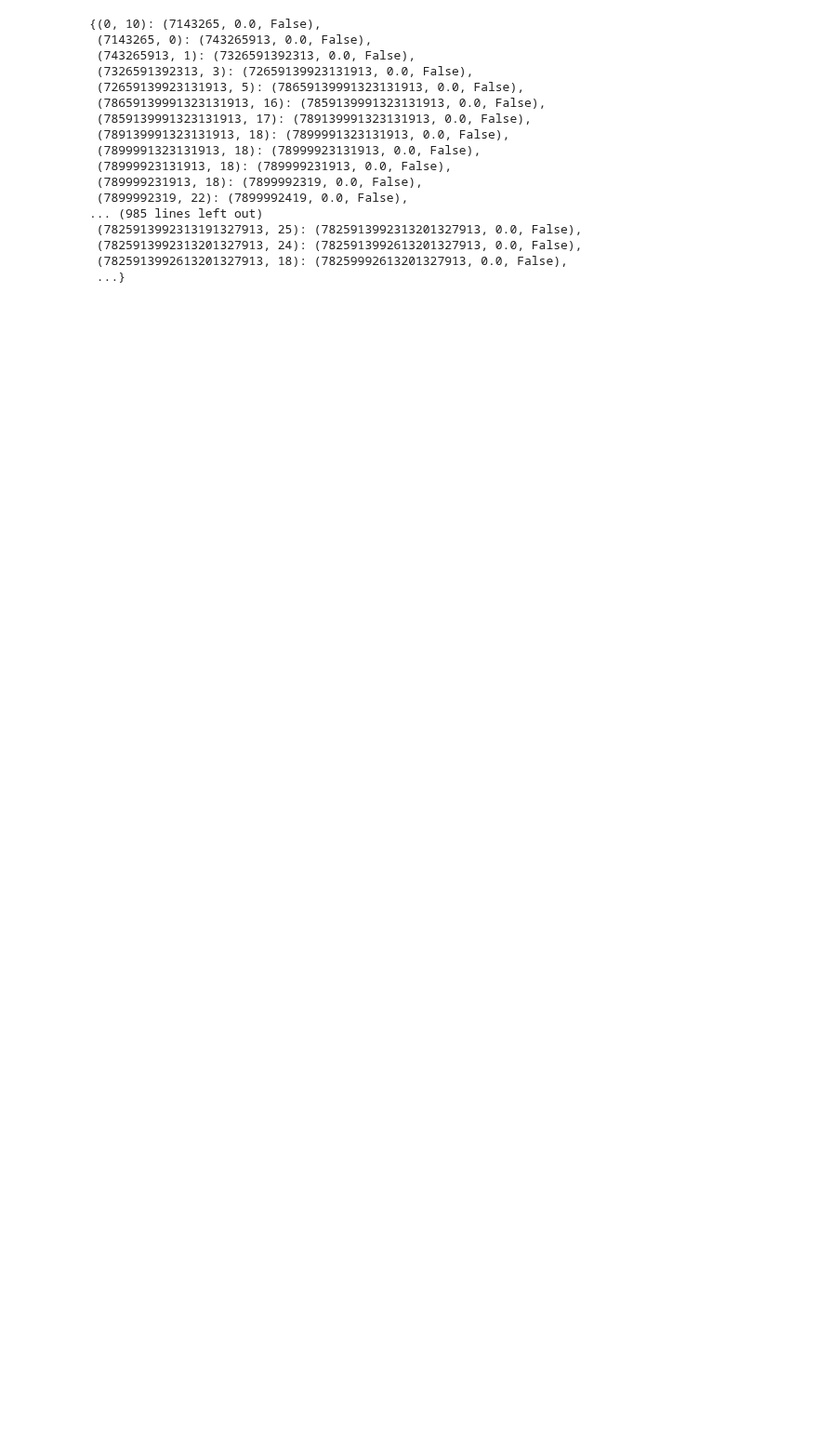
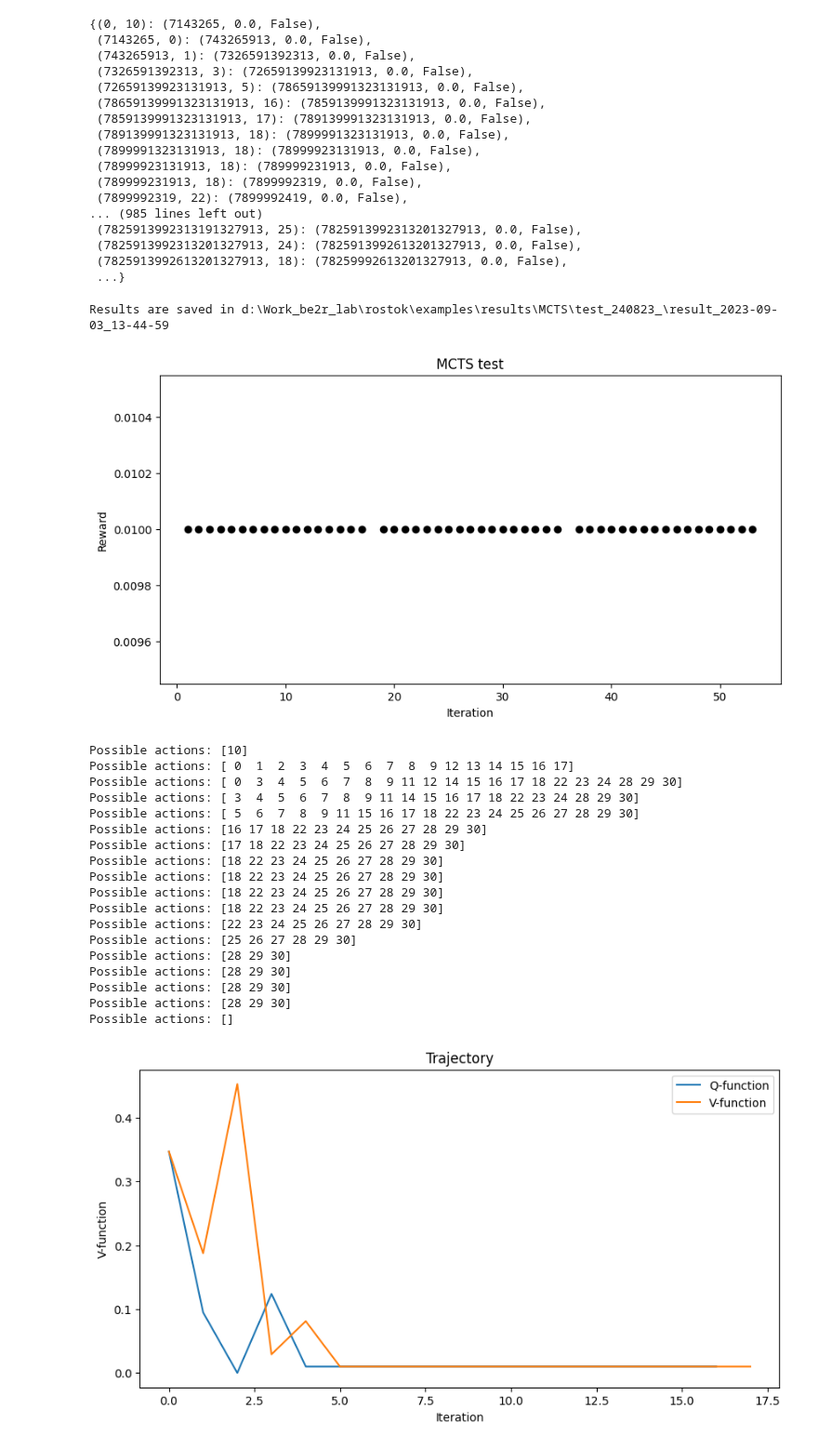
Before and after one commit to aimclub/rostok, a Jupyter notebook: examples/example_new_mcts.ipynb, the cells around one changed output. Shown at 93% size. Saved outputs shown, nothing was run; the diff lists cells and outputs as text; code cells hidden in the pictures; blank space fills up the shorter version.

Commit message:
fix save_results

```diff
--- a/examples/example_new_mcts.ipynb
+++ b/examples/example_new_mcts.ipynb
@@ -323,0 +324,27 @@ mcts.load("D:\\lab_BE2R\\rostok_09_01_2023\\rostok\\examples\\results\\MCTS\\tes
+# %%
+from rostok.graph_generators.environments.design_environment import DesignEnvironment, SubDesignEnvironment
+from rostok.graph_generators.search_algorithms.mcts import MCTS
+from rostok.graph_generators.search_algorithms.random_search import RandomSearch
+
+from rostok.library.rule_sets.ruleset_old_style import create_rules
+from rostok.graph_grammar.node import GraphGrammar
+from rostok.library.obj_grasp.objects import get_object_parametrized_sphere
+from rostok.graph_generators.mcts_manager import MCTSManager
+import sys
+sys.path.append('../app')
+from mcts_run_setup import config_with_standard, config_cable
+
+rule_vocabulary = create_rules()
+grasp_object_blueprint = get_object_parametrized_sphere(0.5)
+# create reward counter using run setup function
+ctrl_optimizer = config_cable(grasp_object_blueprint)
+
+init_graph = GraphGrammar()
+env = SubDesignEnvironment(rule_vocabulary, ctrl_optimizer, 5, init_graph, 3)
+
+mcts = MCTS(env)
+
+
+mcts_manager = MCTSManager(mcts, "test_240823", verbosity=3, use_date=False)
+
+mcts.load("D:\\Work_be2r_lab\\rostok\\examples\\results\\MCTS\\test_240823_\\checkpoint")
@@ -436,3 +487,27 @@ env.transition_function
  (7825913992313201327913, 24): (7825913992613201327913, 0.0, False),
  (7825913992613201327913, 18): (78259992613201327913, 0.0, False),
  ...}
+# %%
+mcts_manager.save_results()
+# %% [output]
+Results are saved in d:\Work_be2r_lab\rostok\examples\results\MCTS\test_240823_\result_2023-09-03_13-44-59
+[figure, added]
+Possible actions: [10]
+Possible actions: [ 0  1  2  3  4  5  6  7  8  9 12 13 14 15 16 17]
+Possible actions: [ 0  3  4  5  6  7  8  9 11 12 14 15 16 17 18 22 23 24 28 29 30]
+Possible actions: [ 3  4  5  6  7  8  9 11 14 15 16 17 18 22 23 24 28 29 30]
+Possible actions: [ 5  6  7  8  9 11 15 16 17 18 22 23 24 25 26 27 28 29 30]
+Possible actions: [16 17 18 22 23 24 25 26 27 28 29 30]
+Possible actions: [17 18 22 23 24 25 26 27 28 29 30]
+Possible actions: [18 22 23 24 25 26 27 28 29 30]
+Possible actions: [18 22 23 24 25 26 27 28 29 30]
+Possible actions: [18 22 23 24 25 26 27 28 29 30]
+Possible actions: [18 22 23 24 25 26 27 28 29 30]
+Possible actions: [22 23 24 25 26 27 28 29 30]
+Possible actions: [25 26 27 28 29 30]
+Possible actions: [28 29 30]
+Possible actions: [28 29 30]
+Possible actions: [28 29 30]
+Possible actions: [28 29 30]
+Possible actions: []
+[figure, added]
```
Also changed, not shown: parts of 9 cells of this notebook, 1 other file.
